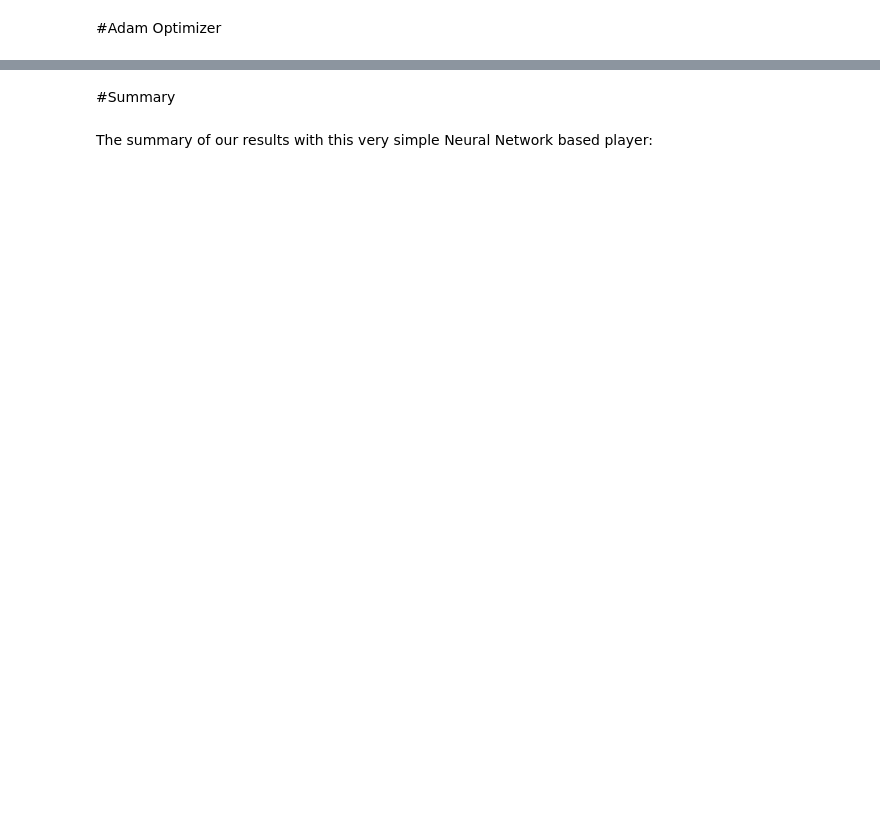
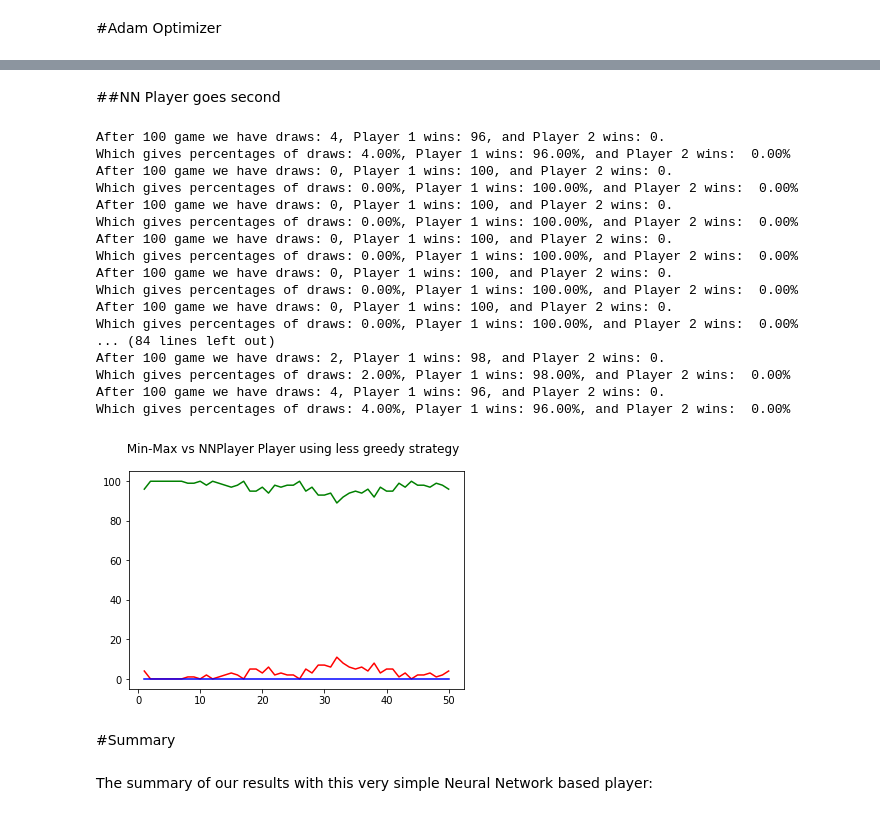
Before and after one commit to gayathrig269/CMPE260_Rfmt_Learning, a Jupyter notebook: Part3_Neural_Network_QLearning.ipynb, the cells around one changed output, grey strips where cells are left out. Drawn from its saved outputs; the diff is of its cells as text; code cells hidden in the pictures; blank space fills up the shorter version.

```diff
--- a/Part3_Neural_Network_QLearning.ipynb
+++ b/Part3_Neural_Network_QLearning.ipynb
@@ -1634,3 +612,51 @@ Which gives percentages of draws: 0.00%, Player 1 wins: 0.00%, and Player 2 wins
+# %% [markdown]
+##NN Player goes second
+# %%
+%matplotlib inline
+import tensorflow as tf
+import matplotlib.pyplot as plt
+
+from util import evaluate_players
+from TFSessionManager import TFSessionManager
+from RandomPlayer import RandomPlayer
+from EGreedyNNQPlayer import EGreedyNNQPlayer
+from RndMinMaxAgent import RndMinMaxAgent
+
+tf.reset_default_graph()
+
+nnplayer = EGreedyNNQPlayer("QLearner1", learning_rate=0.001, reward_discount=0.99, random_move_decrease=0.99)
+mm_player = RndMinMaxAgent()
+rndplayer = RandomPlayer()
+
+TFSessionManager.set_session(tf.Session())
+TFSessionManager.get_session().run(tf.global_variables_initializer())
+
+game_number, p1_wins, p2_wins, draws = evaluate_players(mm_player, nnplayer, num_battles=50)
+
+p = plt.plot(game_number, draws, 'r-', game_number, p1_wins, 'g-', game_number, p2_wins, 'b-')
+
+plt.suptitle("Min-Max vs NNPlayer Player using less greedy strategy")
+plt.show()
+TFSessionManager.set_session(None)
+# %% [output]
+After 100 game we have draws: 4, Player 1 wins: 96, and Player 2 wins: 0.
+Which gives percentages of draws: 4.00%, Player 1 wins: 96.00%, and Player 2 wins:  0.00%
+After 100 game we have draws: 0, Player 1 wins: 100, and Player 2 wins: 0.
+Which gives percentages of draws: 0.00%, Player 1 wins: 100.00%, and Player 2 wins:  0.00%
+After 100 game we have draws: 0, Player 1 wins: 100, and Player 2 wins: 0.
+Which gives percentages of draws: 0.00%, Player 1 wins: 100.00%, and Player 2 wins:  0.00%
+After 100 game we have draws: 0, Player 1 wins: 100, and Player 2 wins: 0.
+Which gives percentages of draws: 0.00%, Player 1 wins: 100.00%, and Player 2 wins:  0.00%
+After 100 game we have draws: 0, Player 1 wins: 100, and Player 2 wins: 0.
+Which gives percentages of draws: 0.00%, Player 1 wins: 100.00%, and Player 2 wins:  0.00%
+After 100 game we have draws: 0, Player 1 wins: 100, and Player 2 wins: 0.
+Which gives percentages of draws: 0.00%, Player 1 wins: 100.00%, and Player 2 wins:  0.00%
+... (84 lines left out)
+After 100 game we have draws: 2, Player 1 wins: 98, and Player 2 wins: 0.
+Which gives percentages of draws: 2.00%, Player 1 wins: 98.00%, and Player 2 wins:  0.00%
+After 100 game we have draws: 4, Player 1 wins: 96, and Player 2 wins: 0.
+Which gives percentages of draws: 4.00%, Player 1 wins: 96.00%, and Player 2 wins:  0.00%
+[figure, added]
 # %% [markdown]
 #Summary
 # %% [markdown]
```
Also changed, not shown: parts of 33 cells of this notebook.
